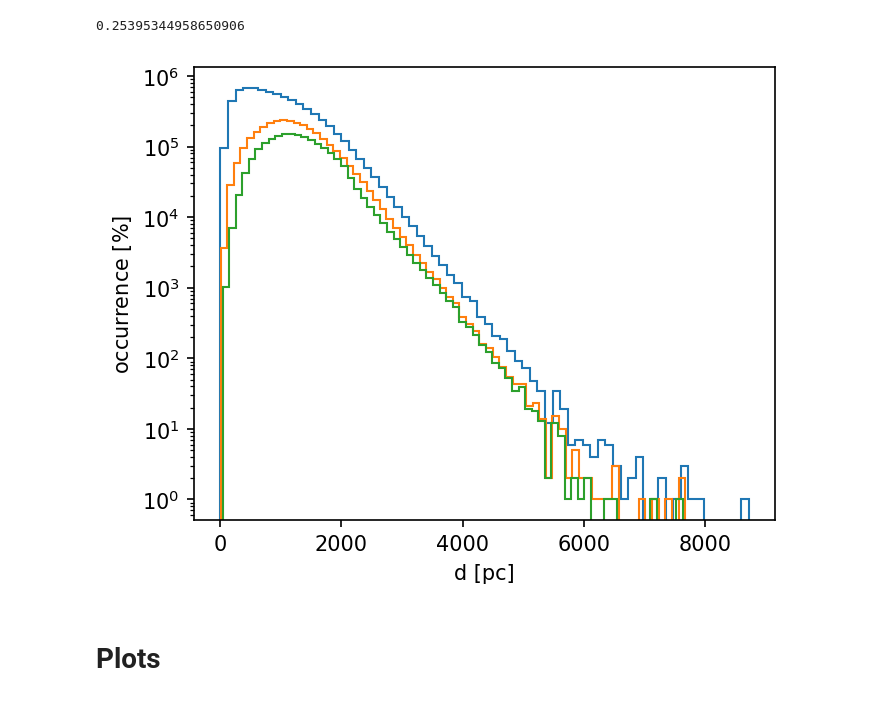
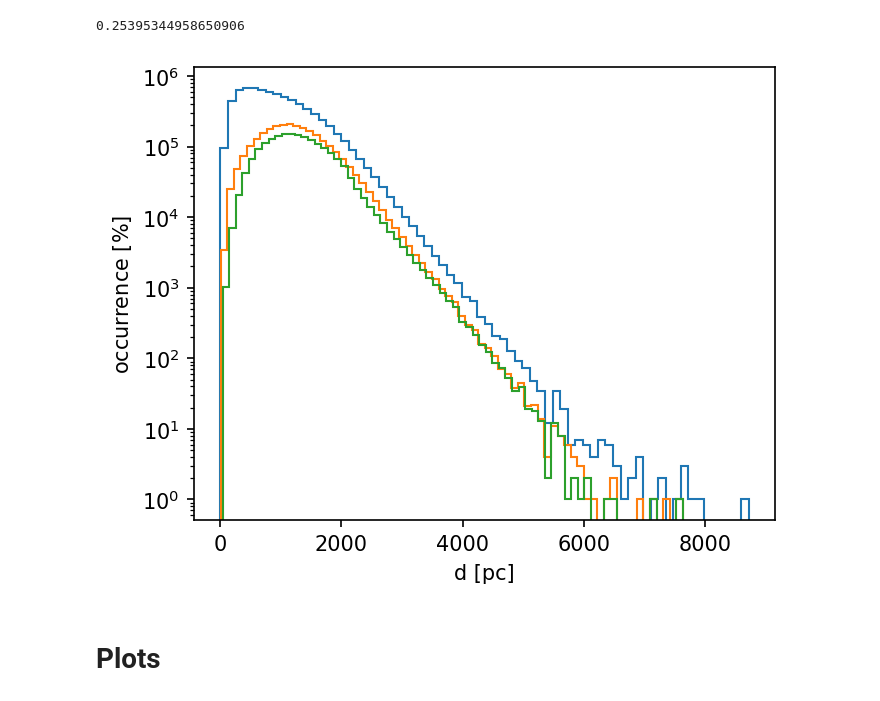
Before and after one commit to kenvantilburg/lens-velocity, a Jupyter notebook: code/andreas_code/subtraction_template/pm_template_v3.ipynb, the cells around one changed output. Saved outputs shown, nothing was run; the diff lists cells and outputs as text; code cells hidden in the pictures.

Commit message:
adding astro params

```diff
--- a/code/andreas_code/subtraction_template/pm_template_v3.ipynb
+++ b/code/andreas_code/subtraction_template/pm_template_v3.ipynb
@@ -406,8 +416,16 @@ id_inter, index_sub, index_params = np.intersect1d(id_sub_unique, id_params, ass
 len(id_inter)
 # %% [output]
 2739318
+# %%
+columns_to_add = ['source_id', 'mass', 'lum']
 # %%
-temp_param_list = np.zeros((len(id_sub_unique), 13))*np.nan
-temp_param_list[index_sub] = df_fore_params.iloc[index_params][['source_id', 'mass', 'mass_lower', 'mass_upper', 'lum', 'lum_lower', 'lum_upper', 'teff', 'teff_lower', 'teff_upper', 'mg', 'mg_lower', 'mg_upper']]
-len(temp_param_list[:, 0][~np.isnan(temp_param_list[:, 0])])
+temp_param_list = np.zeros((len(id_sub_unique), len(columns_to_add)))*np.nan
+
+for i_col, col in enumerate(columns_to_add):
+    print(col)
+    temp_param_list[:, i_col][index_sub] = df_fore_params.iloc[index_params][col]
+    df_fore_unique[col] = temp_param_list[:, i_col]
+
+#temp_param_list[index_sub] = df_fore_params.iloc[index_params][['source_id', 'mass', 'mass_lower', 'mass_upper', 'lum', 'lum_lower', 'lum_upper', 'teff', 'teff_lower', 'teff_upper', 'mg', 'mg_lower', 'mg_upper']]
+#len(temp_param_list[:, 0][~np.isnan(temp_param_list[:, 0])])
 # %% [output]
@@ -415,3 +434,0 @@ len(temp_param_list[:, 0][~np.isnan(temp_param_list[:, 0])])
-# %%
-df_fore_unique[['source_id', 'mass', 'mass_lower', 'mass_upper', 'lum', 'lum_lower', 'lum_upper', 'teff', 'teff_lower', 'teff_upper', 'mg', 'mg_lower', 'mg_upper']] = temp_param_list
-df_fore_unique
@@ -451,10 +452,10 @@ len(df_fore[~np.isnan(df_fore['mass'])])/len(df_fore)
 # %%
 fig,ax = plt.subplots(1,1,figsize=(5,4), dpi = 150)
 
 ax.hist(df_fore['dist_50'].to_numpy(), bins=70, log=True, density=False, histtype='step');
-ax.hist(df_fore[~np.isnan(df_fore['teff'])]['dist_50'].to_numpy(), bins=70, log=True, density=False, histtype='step');
+ax.hist(df_fore[~np.isnan(df_fore['lum'])]['dist_50'].to_numpy(), bins=70, log=True, density=False, histtype='step');
 ax.hist(df_fore[~np.isnan(df_fore['mass'])]['dist_50'].to_numpy(), bins=70, log=True, density=False, histtype='step');
 ax.set_xlabel(r'd [pc]'); ax.set_ylabel(r'occurrence [$\%$]');
 # %% [output]
-[figure, old version]
+[figure, new version]
 # %%
```
Also changed, not shown: parts of 8 cells of this notebook.
